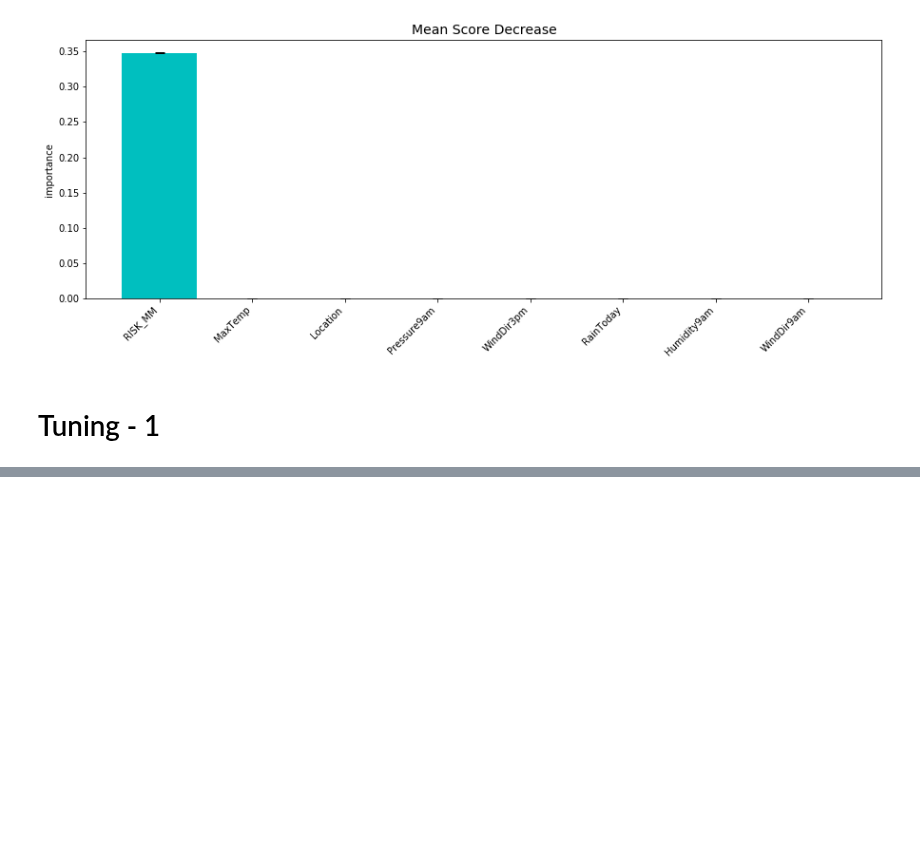
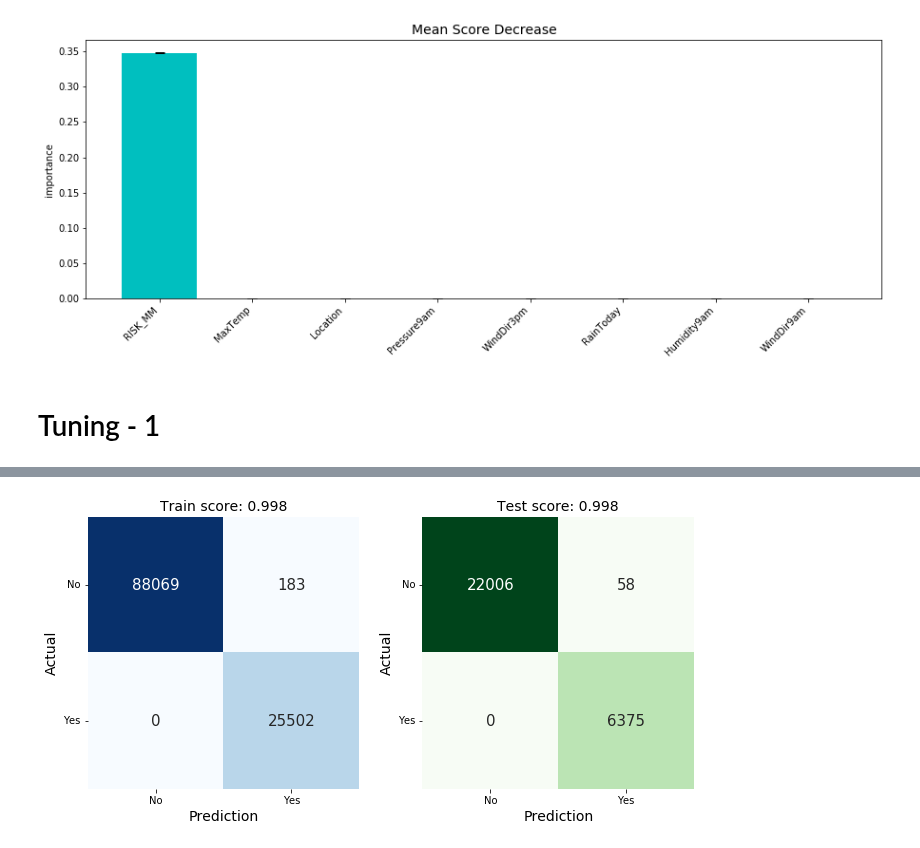
Before and after one commit to rshby/Supervised_Learning, a Jupyter notebook: Rain in Australia/Rain in Aus - Logistic Regression.ipynb, the cells around one changed output, grey strips where cells are left out. Cells and saved outputs as stored; diff of their text form; code cells hidden in the pictures; blank space fills up the shorter version.

```diff
--- a/Rain in Australia/Rain in Aus - Logistic Regression.ipynb
+++ b/Rain in Australia/Rain in Aus - Logistic Regression.ipynb
@@ -144,0 +149,4 @@ Fitting 4 folds for each of 12 candidates, totalling 48 fits
+# %%
+plot_confusion_matrix(X_train, y_train, X_test, y_test, model)
+# %% [output]
+[figure, added]
```
Also changed, not shown: parts of 1 cell of this notebook.
